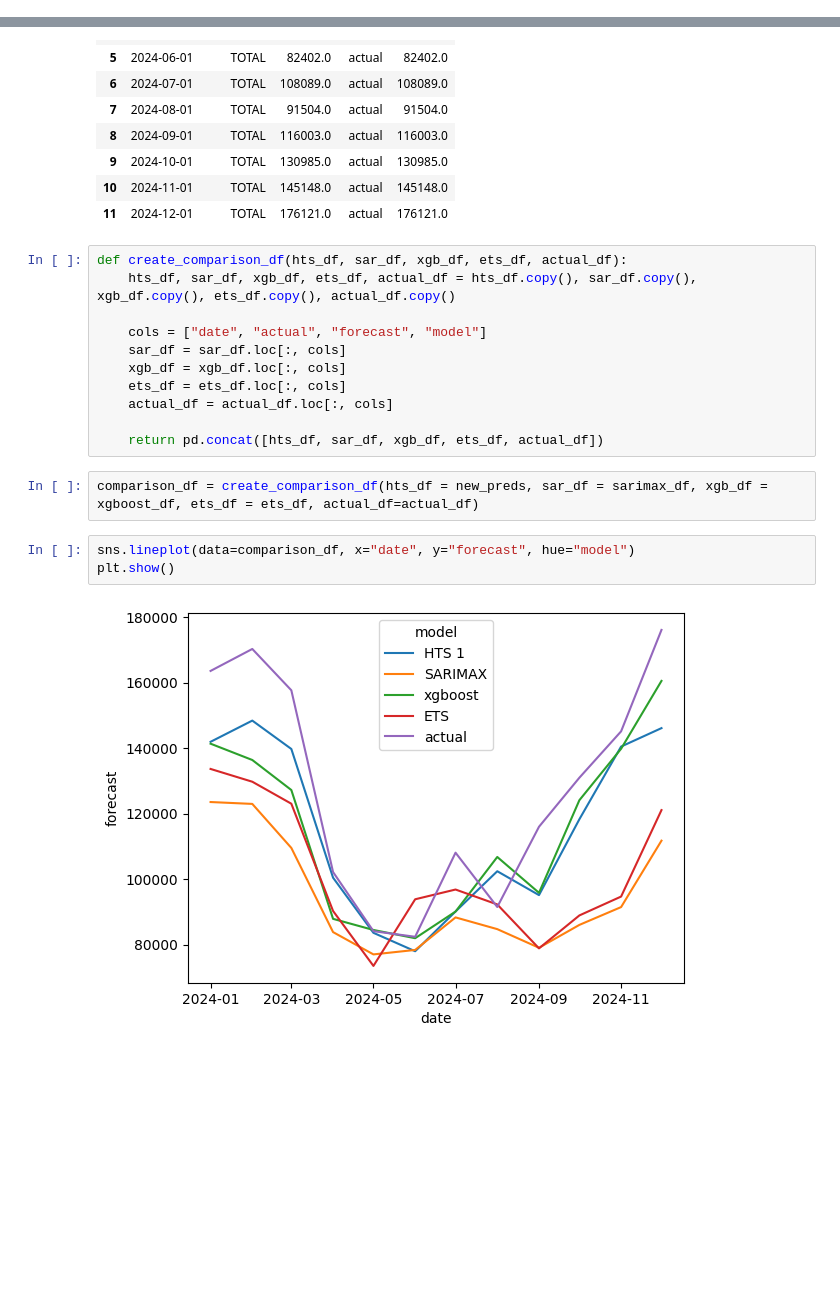
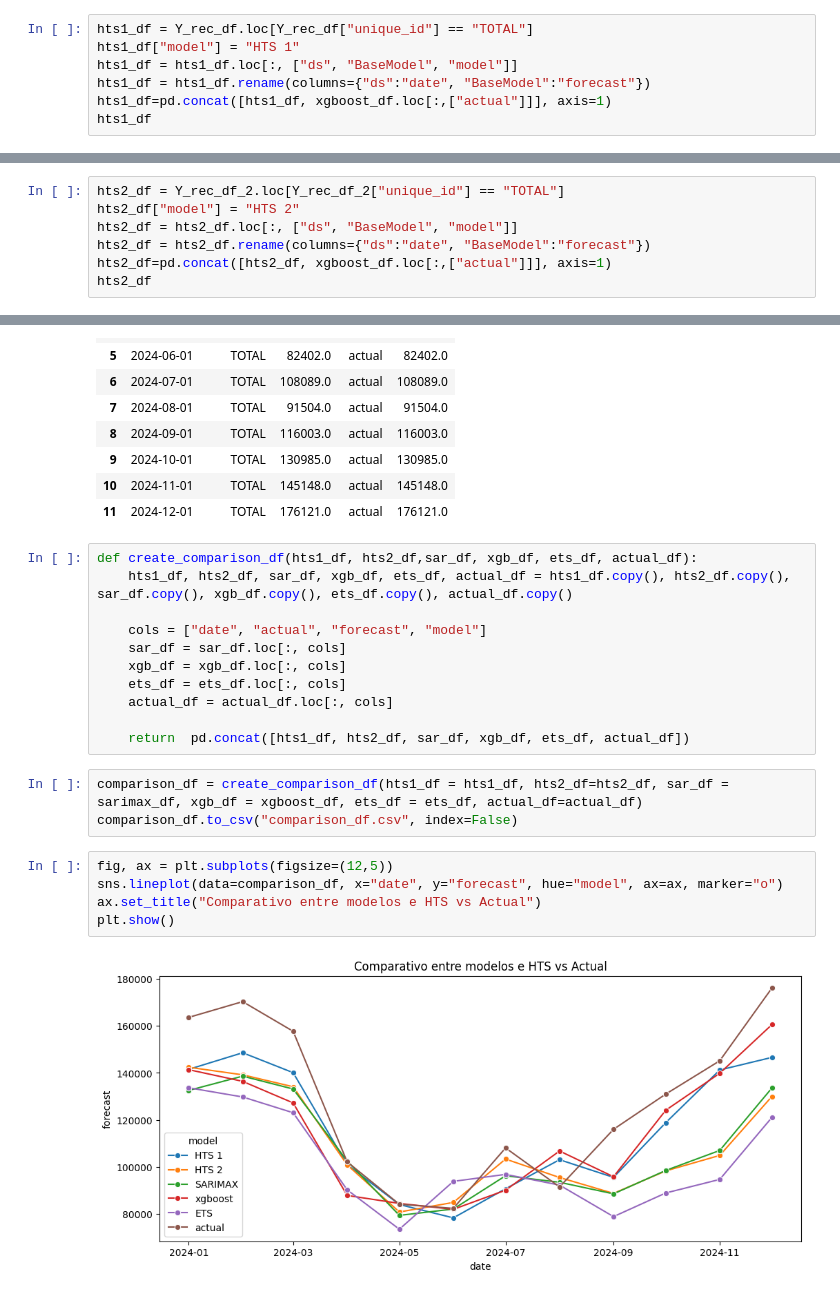
Before and after one commit to renanop/international_arrivals_time_series_forecasting, a Jupyter notebook: notebooks/modeling/new_HTS.ipynb, the cells around one changed output, grey strips where cells are left out. Drawn from its saved outputs; the diff is of its cells as text; blank space fills up the shorter version.

```diff
--- a/notebooks/modeling/new_HTS.ipynb
+++ b/notebooks/modeling/new_HTS.ipynb
@@ -228,0 +341,7 @@ xgboost_df
+# %%
+hts1_df = Y_rec_df.loc[Y_rec_df["unique_id"] == "TOTAL"]
+hts1_df["model"] = "HTS 1"
+hts1_df = hts1_df.loc[:, ["ds", "BaseModel", "model"]]
+hts1_df = hts1_df.rename(columns={"ds":"date", "BaseModel":"forecast"})
+hts1_df=pd.concat([hts1_df, xgboost_df.loc[:,["actual"]]], axis=1)
+hts1_df
@@ -228,0 +367,7 @@ xgboost_df
+# %%
+hts2_df = Y_rec_df_2.loc[Y_rec_df_2["unique_id"] == "TOTAL"]
+hts2_df["model"] = "HTS 2"
+hts2_df = hts2_df.loc[:, ["ds", "BaseModel", "model"]]
+hts2_df = hts2_df.rename(columns={"ds":"date", "BaseModel":"forecast"})
+hts2_df=pd.concat([hts2_df, xgboost_df.loc[:,["actual"]]], axis=1)
+hts2_df
@@ -299,8 +511,8 @@ actual_df
 | 10 | 2024-11-01 | TOTAL | 145148.0 | actual | 145148.0 |
 | 11 | 2024-12-01 | TOTAL | 176121.0 | actual | 176121.0 |
 # %%
-def create_comparison_df(hts_df, sar_df, xgb_df, ets_df, actual_df):
-    hts_df, sar_df, xgb_df, ets_df, actual_df = hts_df.copy(), sar_df.copy(), xgb_df.copy(), ets_df.copy(), actual_df.copy()
+def create_comparison_df(hts1_df, hts2_df,sar_df, xgb_df, ets_df, actual_df):
+    hts1_df, hts2_df, sar_df, xgb_df, ets_df, actual_df = hts1_df.copy(), hts2_df.copy(), sar_df.copy(), xgb_df.copy(), ets_df.copy(), actual_df.copy()
 
     cols = ["date", "actual", "forecast", "model"]
     sar_df = sar_df.loc[:, cols]
@@ -308,11 +520,14 @@ def create_comparison_df(hts_df, sar_df, xgb_df, ets_df, actual_df):
     ets_df = ets_df.loc[:, cols]
     actual_df = actual_df.loc[:, cols]
 
-    return pd.concat([hts_df, sar_df, xgb_df, ets_df, actual_df])
+    return  pd.concat([hts1_df, hts2_df, sar_df, xgb_df, ets_df, actual_df])
 # %%
-comparison_df = create_comparison_df(hts_df = new_preds, sar_df = sarimax_df, xgb_df = xgboost_df, ets_df = ets_df, actual_df=actual_df)
+comparison_df = create_comparison_df(hts1_df = hts1_df, hts2_df=hts2_df, sar_df = sarimax_df, xgb_df = xgboost_df, ets_df = ets_df, actual_df=actual_df)
+comparison_df.to_csv("comparison_df.csv", index=False)
 # %%
-sns.lineplot(data=comparison_df, x="date", y="forecast", hue="model")
+fig, ax = plt.subplots(figsize=(12,5))
+sns.lineplot(data=comparison_df, x="date", y="forecast", hue="model", ax=ax, marker="o")
+ax.set_title("Comparativo entre modelos e HTS vs Actual")
 plt.show()
 # %% [output]
-[figure, old version]
+[figure, new version]
```
Also changed, not shown: parts of 12 cells of this notebook, 10 other files.
